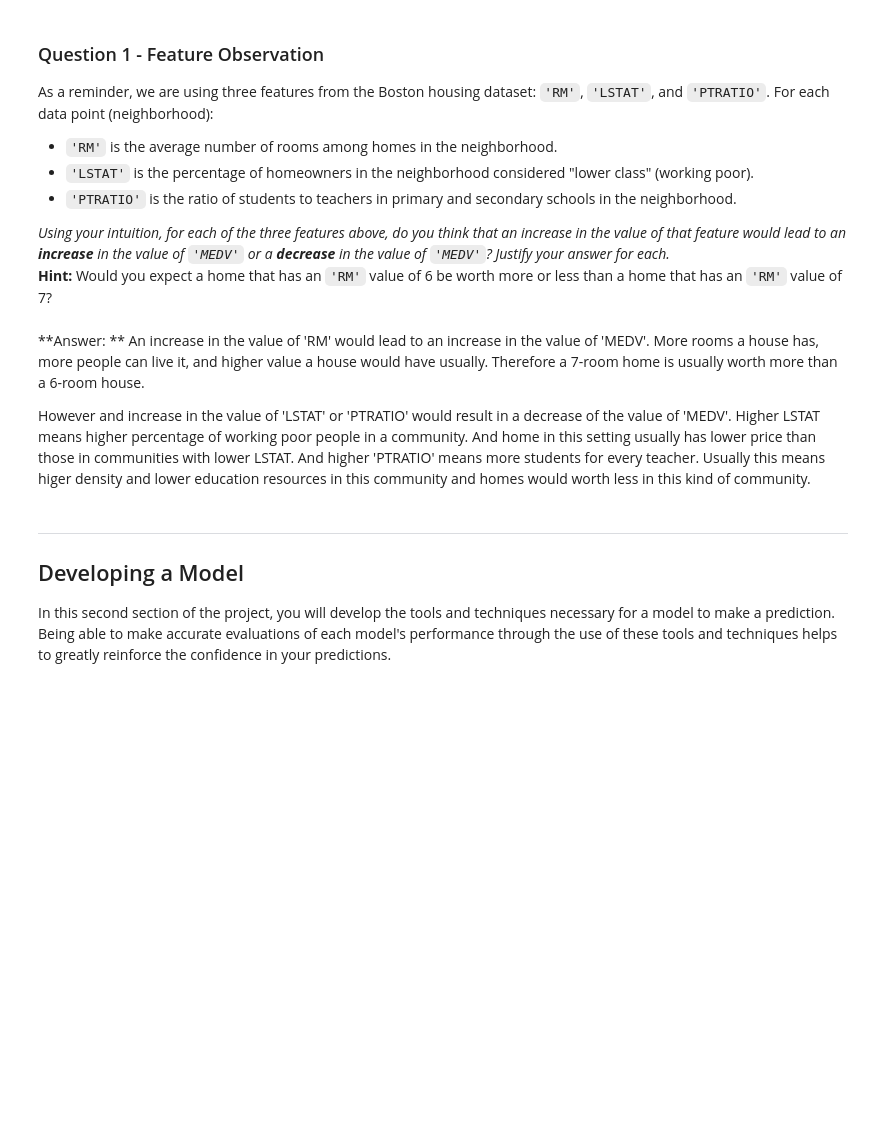
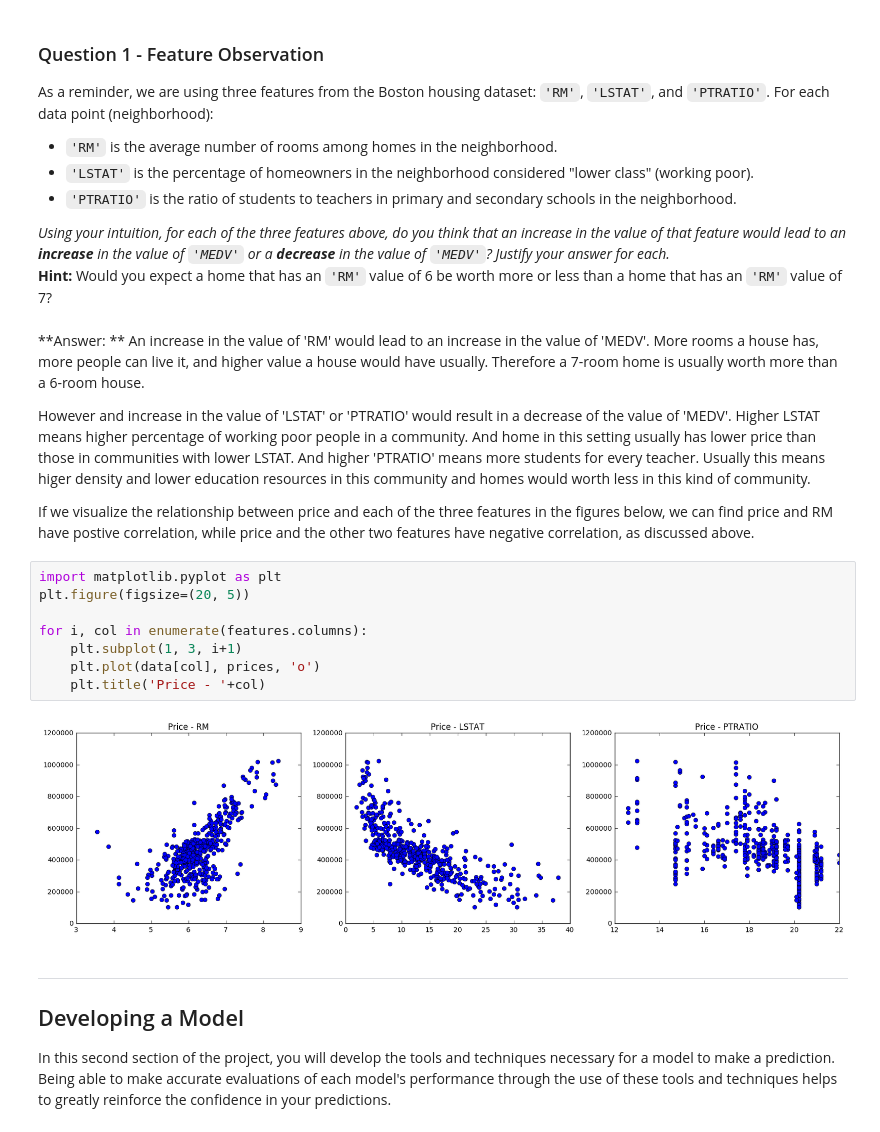
Before and after one commit to H2OLab/machine-learning, a Jupyter notebook: projects/boston_housing/boston_housing.ipynb, the cells around one changed output. Drawn from its saved outputs; the diff is of its cells as text; blank space fills up the shorter version.

```diff
--- a/projects/boston_housing/boston_housing.ipynb
+++ b/projects/boston_housing/boston_housing.ipynb
@@ -97,6 +97,18 @@ _Using your intuition, for each of the three features above, do you think that a
 An increase in the value of 'RM' would lead to an increase in the value of 'MEDV'. More rooms a house has, more people can live it, and higher value a house would have usually. Therefore a 7-room home is usually worth more than a 6-room house.
 
 However and increase in the value of 'LSTAT' or 'PTRATIO' would result in a decrease of the value of 'MEDV'. Higher LSTAT means higher percentage of working poor people in a community. And home in this setting usually has lower price than those in communities with lower LSTAT. And higher 'PTRATIO' means more students for every teacher. Usually this means higer density and lower education resources in this community and homes would worth less in this kind of community.
+
+If we visualize the relationship between price and each of the three features in the figures below, we can find price and RM have postive correlation, while price and the other two features have negative correlation, as discussed above.
+# %%
+import matplotlib.pyplot as plt
+plt.figure(figsize=(20, 5))
+
+for i, col in enumerate(features.columns):
+    plt.subplot(1, 3, i+1)
+    plt.plot(data[col], prices, 'o')
+    plt.title('Price - '+col)
+# %% [output]
+[figure, added]
 # %% [markdown]
 ----
 
```
Also changed, not shown: parts of 6 cells of this notebook, 2 other files.
